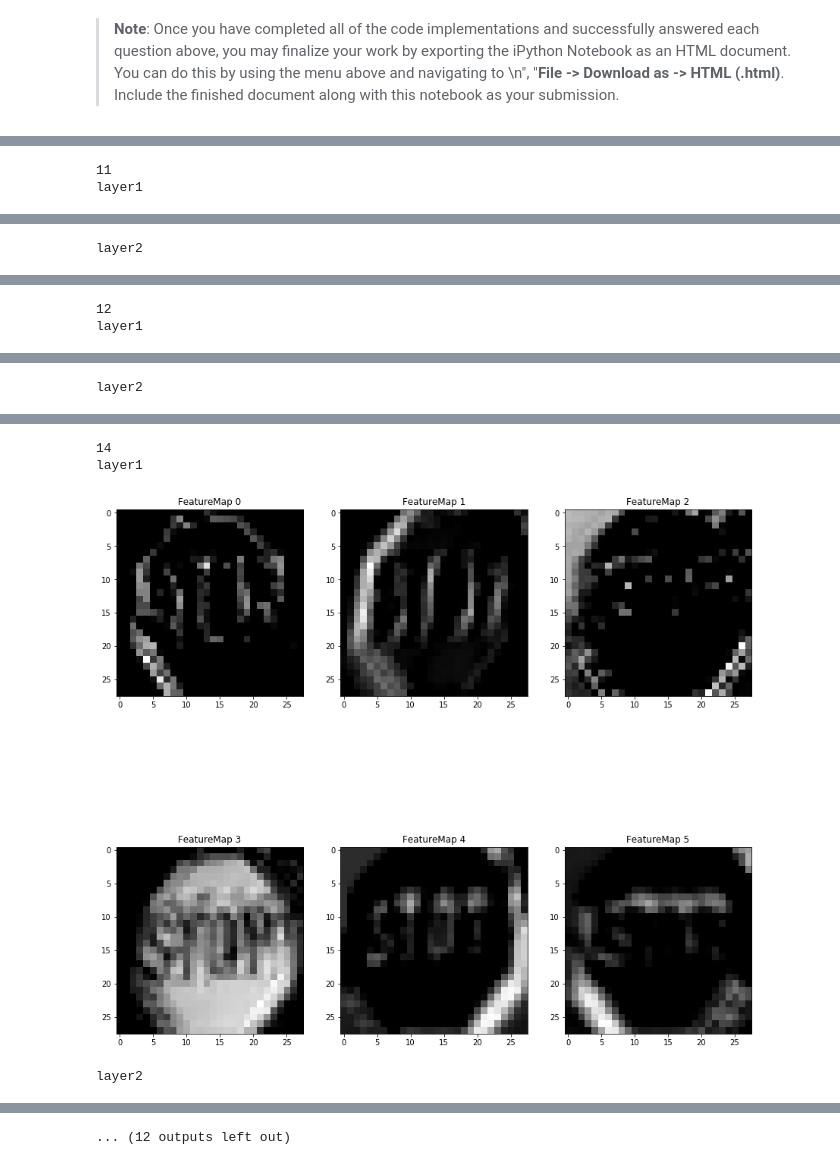
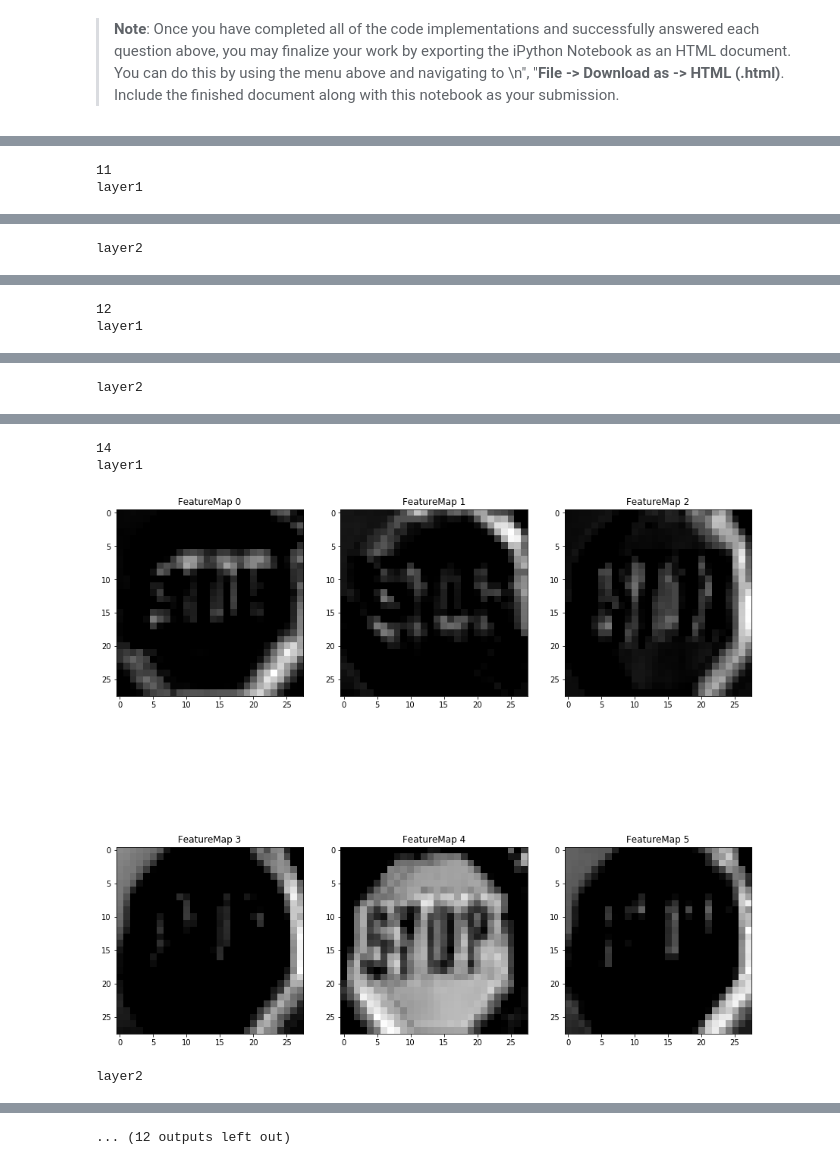
Before and after one commit to DongzhenHuangfu/CarND-Traffic-Sign-Classifier-Project, a Jupyter notebook: Traffic_Sign_Classifier.ipynb, the cells around one changed output, grey strips where cells are left out. Saved outputs shown, nothing was run; the diff lists cells and outputs as text; code cells hidden in the pictures.

Commit message:
visulize the layer before maxpool

```diff
--- a/Traffic_Sign_Classifier.ipynb
+++ b/Traffic_Sign_Classifier.ipynb
@@ -259,15 +259,15 @@ conv1_b = tf.Variable(tf.zeros(6))
 conv1   = tf.nn.conv2d(x, conv1_W, strides=[1, 1, 1, 1], padding='VALID') + conv1_b
 
 # Activation.
-conv1 = tf.nn.relu(conv1)
+layer1 = tf.nn.relu(conv1)
 
 # Pooling. Input = 28x28x6. Output = 14x14x6.
-layer1 = tf.nn.max_pool(conv1, ksize=[1, 2, 2, 1], strides=[1, 2, 2, 1], padding='VALID')
+conv1 = tf.nn.max_pool(layer1, ksize=[1, 2, 2, 1], strides=[1, 2, 2, 1], padding='VALID')
 
 # Layer 2: Convolutional. Output = 10x10x16.
 conv2_W = tf.Variable(tf.truncated_normal(shape=(5, 5, 6, 16), mean = mu, stddev = sigma))
 conv2_b = tf.Variable(tf.zeros(16))
-conv2   = tf.nn.conv2d(layer1, conv2_W, strides=[1, 1, 1, 1], padding='VALID') + conv2_b
+conv2   = tf.nn.conv2d(conv1, conv2_W, strides=[1, 1, 1, 1], padding='VALID') + conv2_b
 
 # Activation.
 layer2 = tf.nn.relu(conv2)
@@ -420,7 +419,7 @@ files = os.listdir('./download_picture')
 fig = plt.figure(figsize=(20,20))
 index = 0
 for file in files:
-    if '.jpg' in file:
+    if '.jpg' in file and 'pre' not in file:
         fig.add_subplot(1,6,index+1)
         plt.imshow(mpimg.imread('download_picture/' + file))
         title = file
@@ -626,14 +626,14 @@ with tf.Session() as sess:
     for a in range(len(test)):
         print(answers[a])
         print('layer1')
-        outputFeatureMap([test[a]],conv1,plt_num=6)
+        outputFeatureMap([test[a]],layer1,plt_num=6)
         name = signames[answers[a]]
         if '/' in name:
             name = name.replace('/',' per ')
         plt.savefig('./visualization/'+name+'_layer1'+'.jpg')
         plt.show()
         print('layer2')
-        outputFeatureMap([test[a]],conv2,plt_num=16)
+        outputFeatureMap([test[a]],layer2,plt_num=16)
         plt.savefig('./visualization/'+name+'_layer2'+'.jpg')
         plt.show()
 # %% [output]
@@ -650,4 +650,4 @@ layer2
 14
 layer1
-[figure, old version]
+[figure, new version]
 layer2
```
Also changed, not shown: parts of 5 cells of this notebook, 15 other files.
